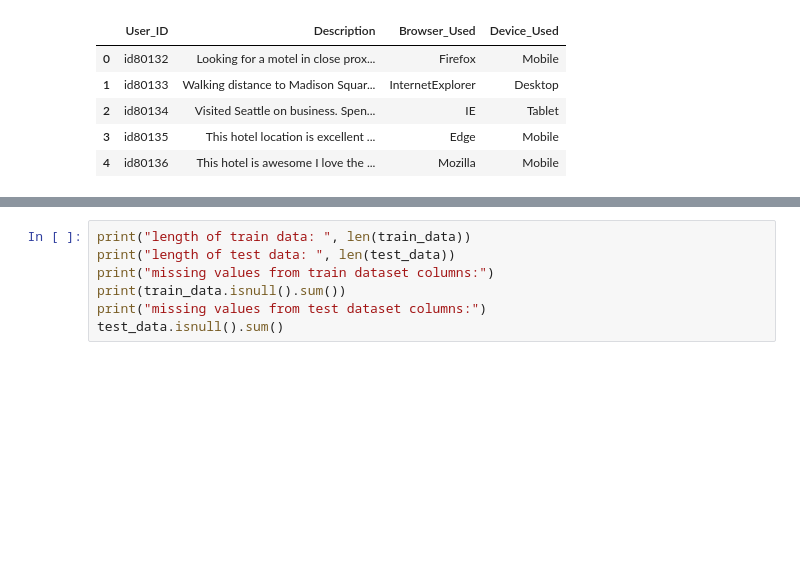
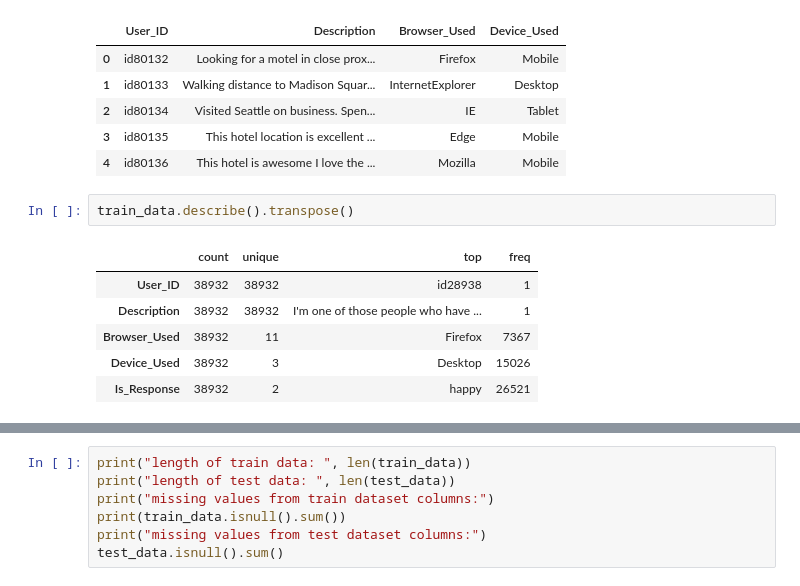
Before and after one commit to DipeshChothwe/NLP, a Jupyter notebook: Sentiment_analysis_for_hotel_reviews.ipynb, the cells around one changed output, grey strips where cells are left out. Drawn from its saved outputs; the diff is of its cells as text; blank space fills up the shorter version.

```diff
--- a/Sentiment_analysis_for_hotel_reviews.ipynb
+++ b/Sentiment_analysis_for_hotel_reviews.ipynb
@@ -38,3 +37,12 @@ test_data.head()
 | 2 | id80134 | Visited Seattle on business. Spen... | IE | Tablet |
 | 3 | id80135 | This hotel location is excellent ... | Edge | Mobile |
 | 4 | id80136 | This hotel is awesome I love the ... | Mozilla | Mobile |
+# %%
+train_data.describe().transpose()
+# %% [output]
+|  | count | unique | top | freq |
+| User_ID | 38932 | 38932 | id28938 | 1 |
+| Description | 38932 | 38932 | I'm one of those people who have ... | 1 |
+| Browser_Used | 38932 | 11 | Firefox | 7367 |
+| Device_Used | 38932 | 3 | Desktop | 15026 |
+| Is_Response | 38932 | 2 | happy | 26521 |
```
Also changed, not shown: parts of 23 cells of this notebook.
